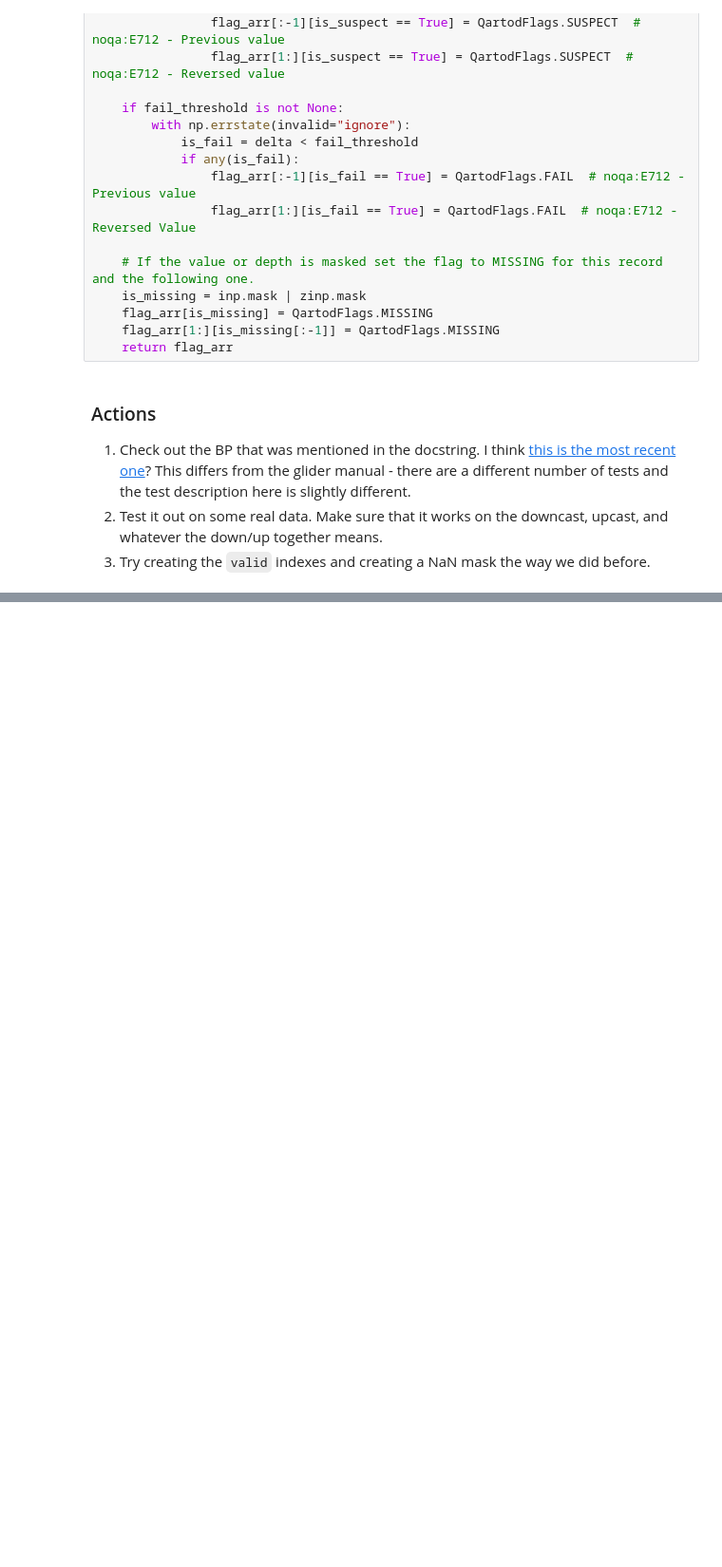
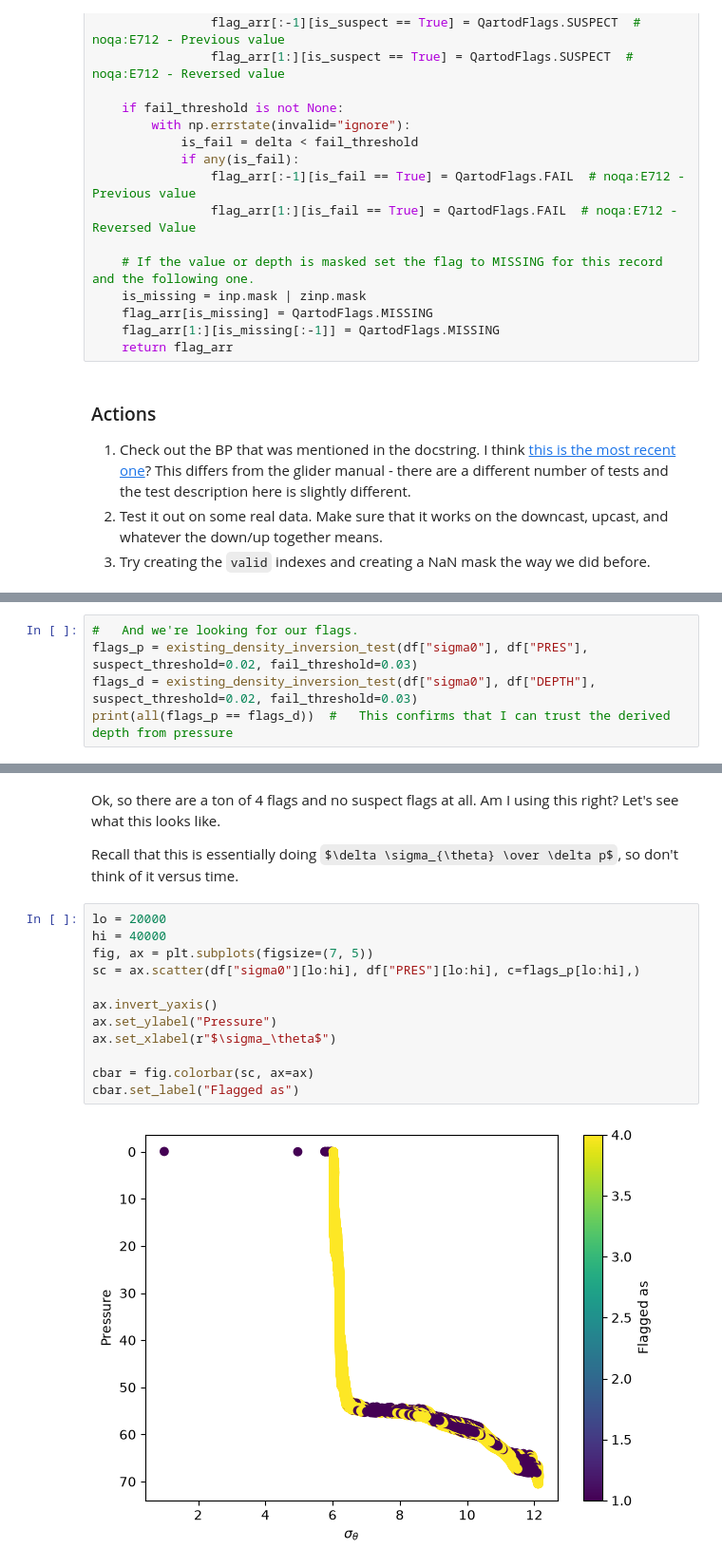
Before and after one commit to Klankers/mau_gsoc_qartod, a Jupyter notebook: deliverable_3.ipynb, the cells around one changed output, grey strips where cells are left out. Shown at 95% size. Drawn from its saved outputs; the diff is of its cells as text; some formulas as TeX source; blank space fills up the shorter version.

Commit message:
Done testing the dens inversion

```diff
--- a/deliverable_3.ipynb
+++ b/deliverable_3.ipynb
@@ -207,0 +345,5 @@ Ok, so regarding the other BP, it isn't actually too different. At least where t
+# %%
+#   And we're looking for our flags.
+flags_p = existing_density_inversion_test(df["sigma0"], df["PRES"], suspect_threshold=0.02, fail_threshold=0.03)
+flags_d = existing_density_inversion_test(df["sigma0"], df["DEPTH"], suspect_threshold=0.02, fail_threshold=0.03)
+print(all(flags_p == flags_d))  #   This confirms that I can trust the derived depth from pressure
@@ -207,0 +361,18 @@ Ok, so regarding the other BP, it isn't actually too different. At least where t
+# %% [markdown]
+Ok, so there are a ton of 4 flags and no suspect flags at all. Am I using this right? Let's see what this looks like.
+
+Recall that this is essentially doing $\delta \sigma_{\theta} \over \delta p$, so don't think of it versus time.
+# %%
+lo = 20000
+hi = 40000
+fig, ax = plt.subplots(figsize=(7, 5))
+sc = ax.scatter(df["sigma0"][lo:hi], df["PRES"][lo:hi], c=flags_p[lo:hi],)
+
+ax.invert_yaxis()
+ax.set_ylabel("Pressure")
+ax.set_xlabel(r"$\sigma_\theta$")
+
+cbar = fig.colorbar(sc, ax=ax)
+cbar.set_label("Flagged as")
+# %% [output]
+[figure, added]
```
Also changed, not shown: parts of 49 cells of this notebook.
